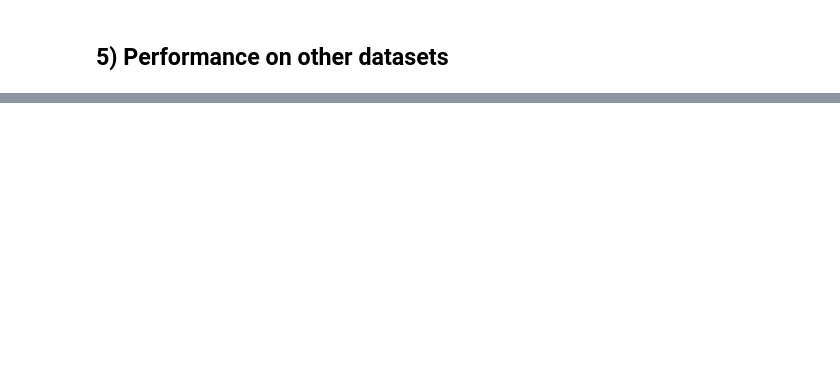
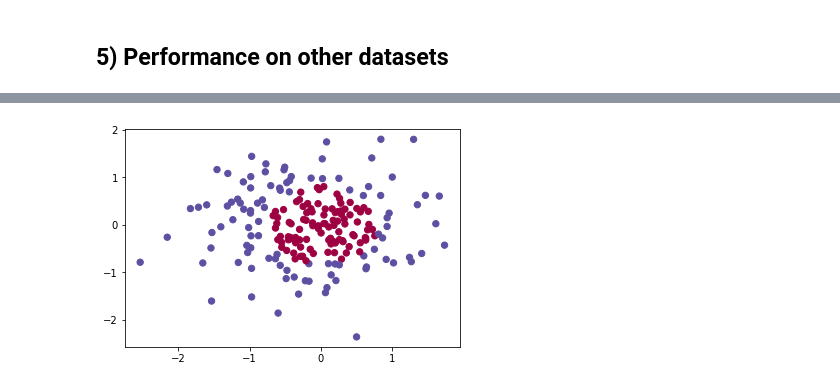
Before and after one commit to zjzsu2000/CMPE258, a Jupyter notebook: Ungraded_assignment_3/Ungraded_assignment_3_Week3_ipynb.ipynb, the cells around one changed output, grey strips where cells are left out. Cells and saved outputs as stored; diff of their text form; code cells hidden in the pictures; blank space fills up the shorter version.

```diff
--- a/Ungraded_assignment_3/Ungraded_assignment_3_Week3_ipynb.ipynb
+++ b/Ungraded_assignment_3/Ungraded_assignment_3_Week3_ipynb.ipynb
@@ -1044,0 +944,7 @@ plt.scatter(X[0, :], X[1, :], c=Y, s=40, cmap=plt.cm.Spectral);
+# %%
+dataset = "gaussian_quantiles"
+X, Y = datasets[dataset]
+X, Y = X.T, Y.reshape(1, Y.shape[0])
+plt.scatter(X[0, :], X[1, :], c=Y, s=40, cmap=plt.cm.Spectral);
+# %% [output]
+[figure, added]
```
Also changed, not shown: parts of 41 cells of this notebook.
